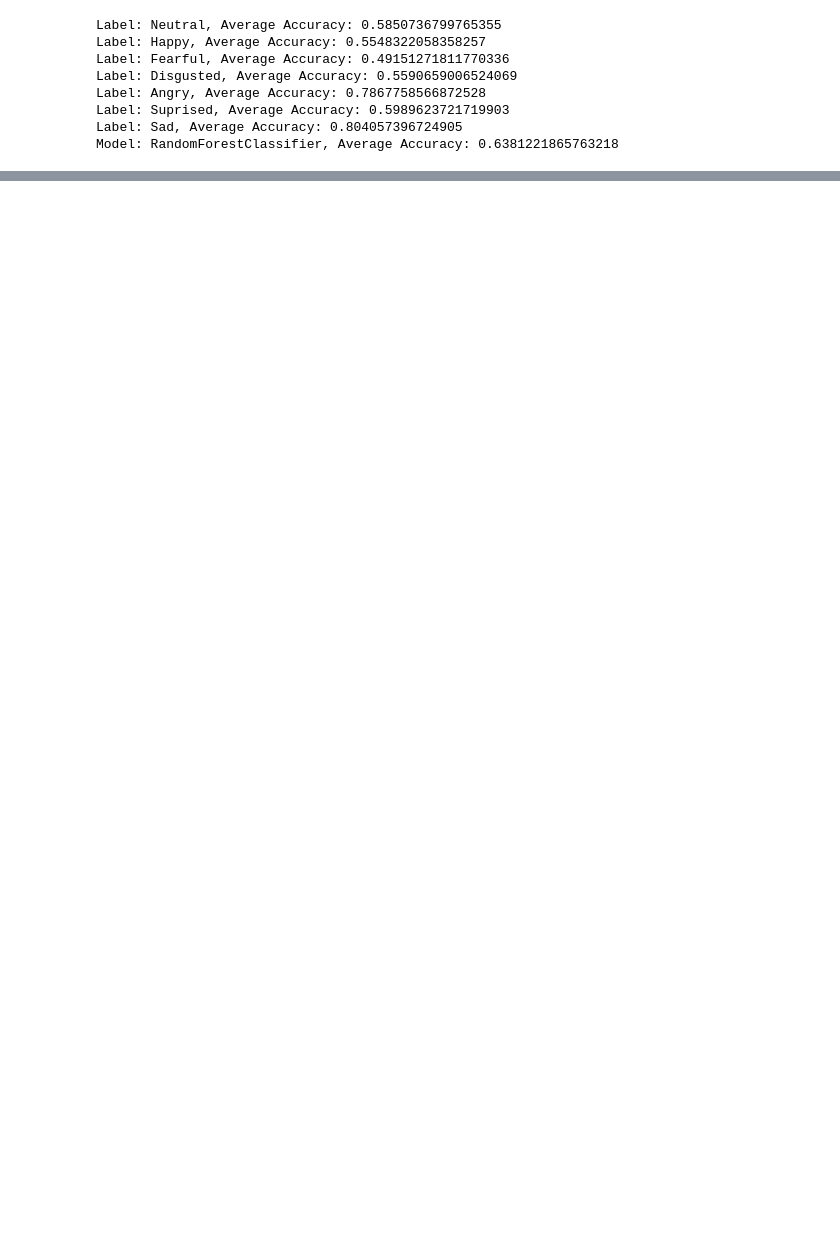
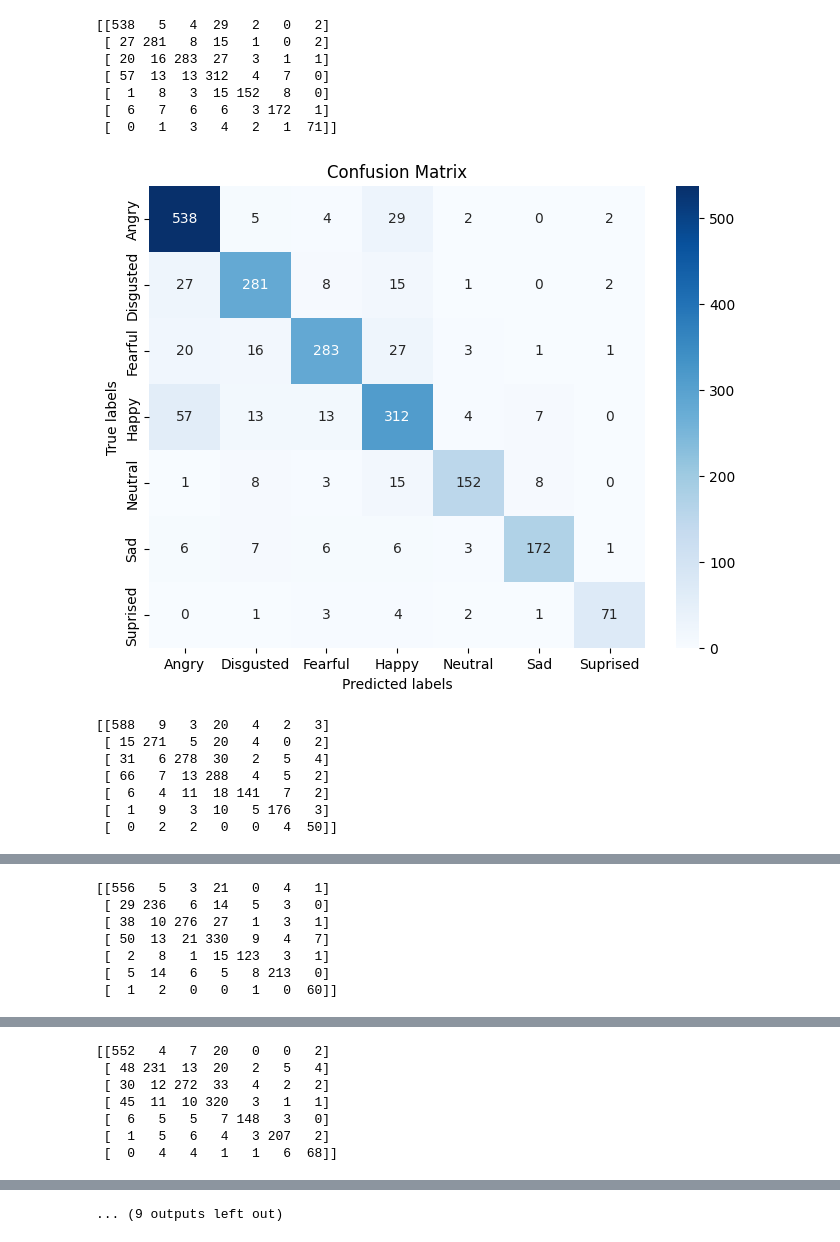
Before and after one commit to trucni2005/Speech-Emotion-Recognition, a Jupyter notebook: notebooks/data_processing.ipynb, the cells around one changed output, grey strips where cells are left out. Cells and saved outputs as stored; diff of their text form; code cells hidden in the pictures; blank space fills up the shorter version.

```diff
--- a/notebooks/data_processing.ipynb
+++ b/notebooks/data_processing.ipynb
@@ -8,12 +20,13 @@ import numpy as np
 # %%
 # Đọc tệp CSV vào DataFrame
-df = pd.read_csv('mfcc_data_combined.csv')
+df_train_test = pd.read_csv('cleaned_data.csv')
+df_validation = pd.read_csv('test_data.csv')
 
 # Trộn ngẫu nhiên các hàng của DataFrame
-df_shuffled = df.sample(frac=1, random_state=42).reset_index(drop=True)
+df_shuffled = df_train_test.sample(frac=1, random_state=42).reset_index(drop=True)
 
-validation_data = df_shuffled.head(1000)
-train_test_data = df_shuffled.drop(range(1000))
+validation_data = df_validation
+train_test_data = df_shuffled
 # %%
 from collections import defaultdict
 # %%
@@ -45,6 +58,16 @@ def find_model(data, models):
 
             acc = accuracy_score(y_test, y_pred)
             acc_scores.append(acc)
+            print(confusion_matrix(y_test, y_pred))
+            cm = confusion_matrix(y_test, y_pred)
+            plt.figure(figsize=(8, 6))
+            sns.heatmap(cm, annot=True, cmap='Blues', fmt='g',
+                        xticklabels=clf.classes_,
+                        yticklabels=clf.classes_)
+            plt.xlabel('Predicted labels')
+            plt.ylabel('True labels')
+            plt.title('Confusion Matrix')
+            plt.show()
 
             # Tính accuracy cho từng nhãn và lưu vào từ điển
             for label in y.unique():
@@ -52,21 +75,28 @@ def find_model(data, models):
                 label_acc = accuracy_score(y_test[mask], y_pred[mask])
                 label_accuracies[label].append(label_acc)
 
-    # In ra tỉ lệ nhận dạng đúng cho từng nhãn
-    for label, accs in label_accuracies.items():
-        avg_acc = np.mean(accs)
-        print(f"Label: {label}, Average Accuracy: {avg_acc}")
+        # In ra tỉ lệ nhận dạng đúng cho từng nhãn
+        for label, accs in label_accuracies.items():
+            avg_acc = np.mean(accs)
+            print(f"Label: {label}, Average Accuracy: {avg_acc}")
 
-    avg_acc = np.mean(acc_scores)
-    print(f"Model: {model.__name__}, Average Accuracy: {avg_acc}")
+        avg_acc = np.mean(acc_scores)
+        print(f"Model: {model.__name__}, Average Accuracy: {avg_acc}")
 # %%
-find_model(train_test_data, [RandomForestClassifier])
+find_model(train_test_data, [RandomForestClassifier, ExtraTreesClassifier])
 # %% [output]
-Label: Neutral, Average Accuracy: 0.5850736799765355
-Label: Happy, Average Accuracy: 0.5548322058358257
-Label: Fearful, Average Accuracy: 0.49151271811770336
-Label: Disgusted, Average Accuracy: 0.5590659006524069
-Label: Angry, Average Accuracy: 0.7867758566872528
-Label: Suprised, Average Accuracy: 0.5989623721719903
-Label: Sad, Average Accuracy: 0.804057396724905
-Model: RandomForestClassifier, Average Accuracy: 0.6381221865763218
+[[538   5   4  29   2   0   2]
+ [ 27 281   8  15   1   0   2]
+ [ 20  16 283  27   3   1   1]
+ [ 57  13  13 312   4   7   0]
+ [  1   8   3  15 152   8   0]
+ [  6   7   6   6   3 172   1]
+ [  0   1   3   4   2   1  71]]
+[figure, added]
+[[588   9   3  20   4   2   3]
+ [ 15 271   5  20   4   0   2]
+ [ 31   6 278  30   2   5   4]
+ [ 66   7  13 288   4   5   2]
+ [  6   4  11  18 141   7   2]
+ [  1   9   3  10   5 176   3]
+ [  0   2   2   0   0   4  50]]
@@ -72,0 +104,7 @@ Model: RandomForestClassifier, Average Accuracy: 0.6381221865763218
+[[556   5   3  21   0   4   1]
+ [ 29 236   6  14   5   3   0]
+ [ 38  10 276  27   1   3   1]
+ [ 50  13  21 330   9   4   7]
+ [  2   8   1  15 123   3   1]
+ [  5  14   6   5   8 213   0]
+ [  1   2   0   0   1   0  60]]
@@ -72,0 +112,7 @@ Model: RandomForestClassifier, Average Accuracy: 0.6381221865763218
+[[552   4   7  20   0   0   2]
+ [ 48 231  13  20   2   5   4]
+ [ 30  12 272  33   4   2   2]
+ [ 45  11  10 320   3   1   1]
+ [  6   5   5   7 148   3   0]
+ [  1   5   6   4   3 207   2]
+ [  0   4   4   1   1   6  68]]
@@ -72,0 +144 @@ Model: RandomForestClassifier, Average Accuracy: 0.6381221865763218
+... (9 outputs left out)
```
Also changed, not shown: parts of 5 cells of this notebook, 43 other files.
